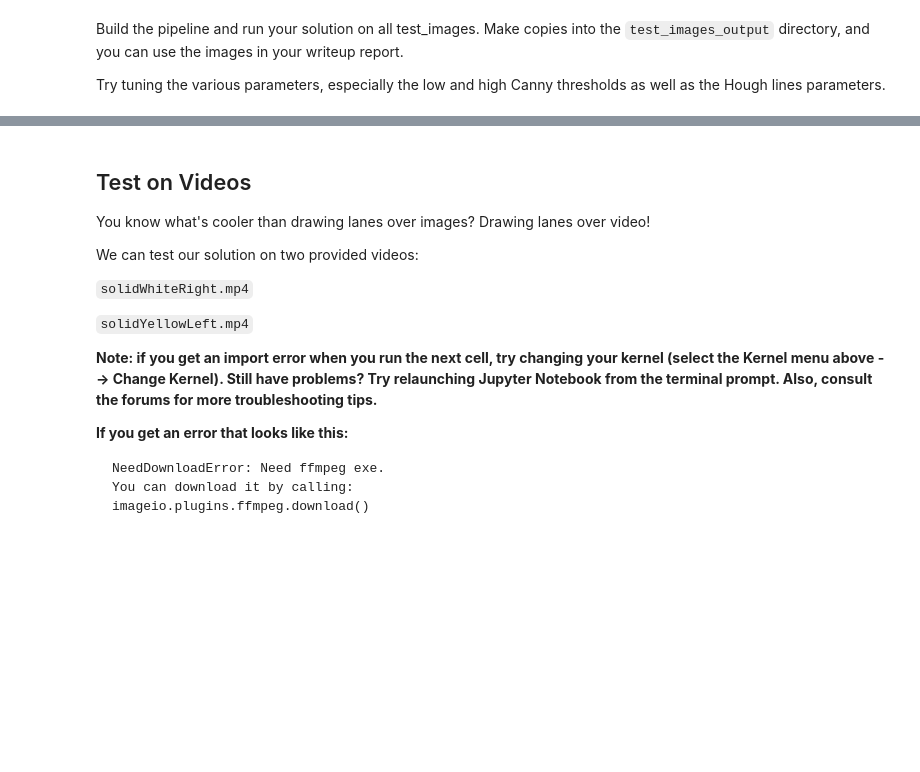
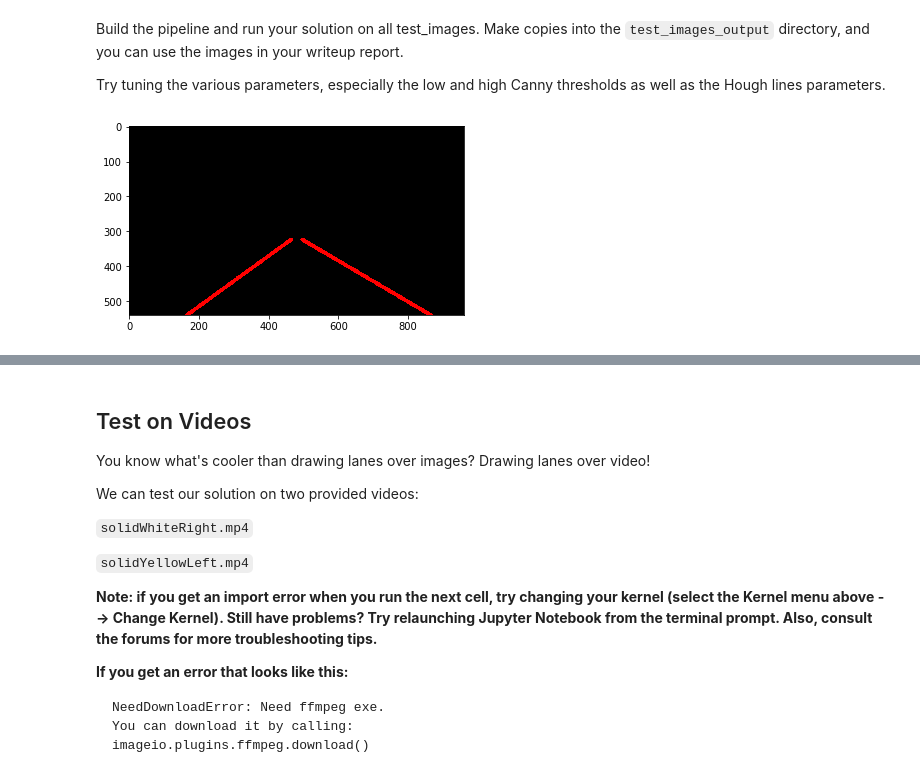
Before and after one commit to BVPhD/Udacity_SDC, a Jupyter notebook: Find_Lane_Lines/P1.ipynb, the cells around one changed output, grey strips where cells are left out. Saved outputs shown, nothing was run; the diff lists cells and outputs as text; code cells hidden in the pictures; blank space fills up the shorter version.

```diff
--- a/Find_Lane_Lines/P1.ipynb
+++ b/Find_Lane_Lines/P1.ipynb
@@ -241,3 +295,7 @@ lined_img = hough_lines(combined_img, rho=1, theta=1./180, threshold=10, min_lin
 
 annotated_img = cv2.addWeighted(src1=lined_img,alpha=1.,src2=image,beta=1.0,gamma=0.0)
+# %%
+plt.imshow(lined_img);
+# %% [output]
+[figure, added]
 # %%
```
Also changed, not shown: parts of 8 cells of this notebook.
